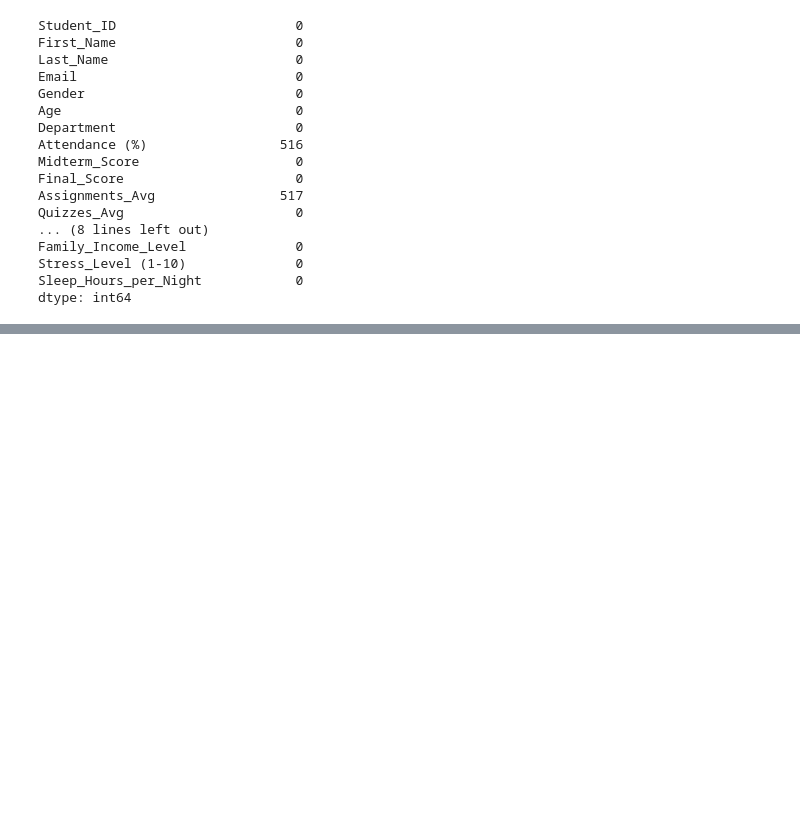
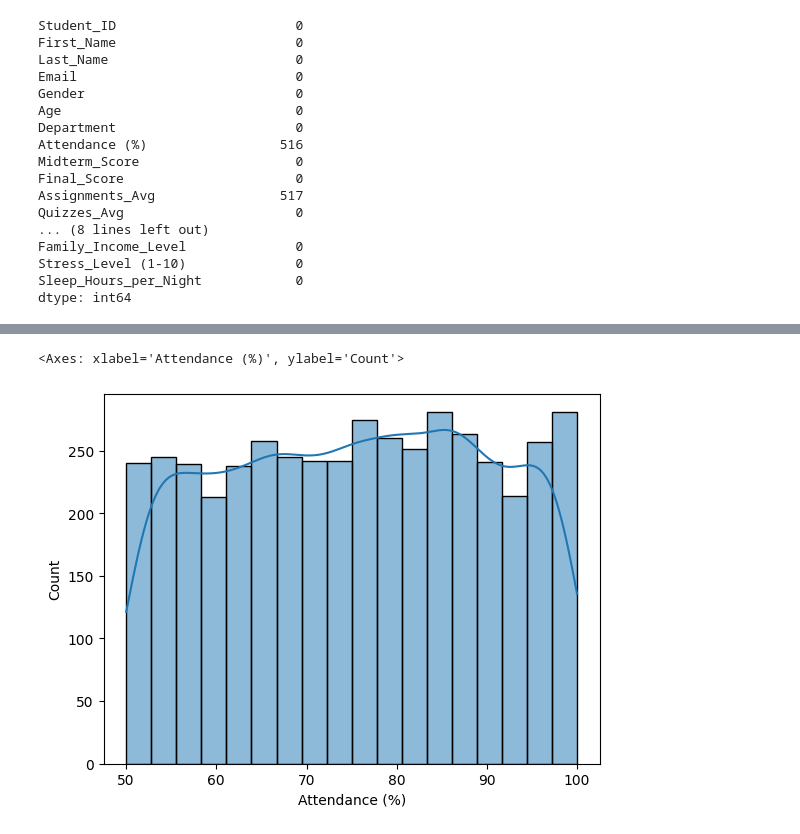
Before and after one commit to Sharanya-krishnamurthi/Projects, a Jupyter notebook: student_behaviour/student_behaviour.ipynb, the cells around one changed output, grey strips where cells are left out. Drawn from its saved outputs; the diff is of its cells as text; code cells hidden in the pictures; blank space fills up the shorter version.

```diff
--- a/student_behaviour/student_behaviour.ipynb
+++ b/student_behaviour/student_behaviour.ipynb
@@ -61,0 +78,5 @@ dtype: int64
+# %%
+sns.histplot(students['Attendance (%)'], kde=True)
+# %% [output]
+<Axes: xlabel='Attendance (%)', ylabel='Count'>
+[figure, added]
```
Also changed, not shown: parts of 37 cells of this notebook, 10 other files.
